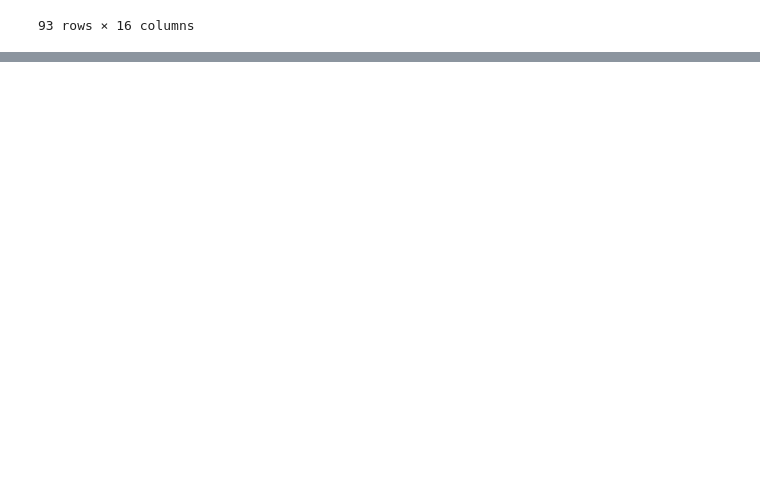
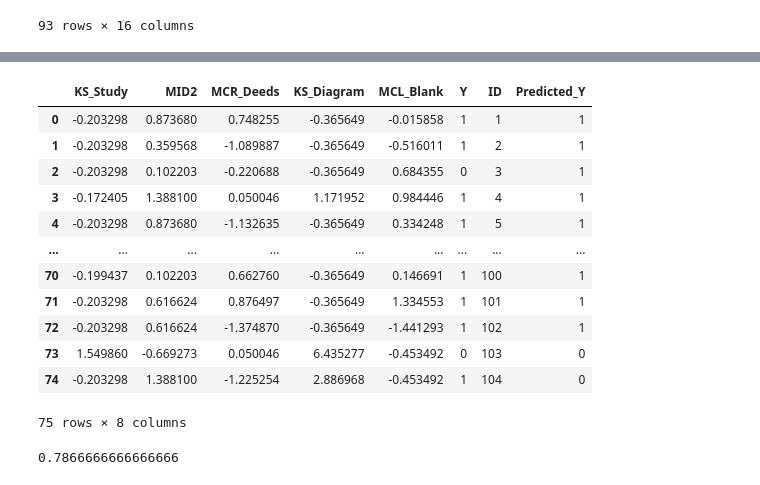
Before and after one commit to EPM-LearningAnalytics/epm, a Jupyter notebook: epm/modeling/YW_ML_package_development.ipynb, the cells around one changed output, grey strips where cells are left out. Cells and saved outputs as stored; diff of their text form; code cells hidden in the pictures; blank space fills up the shorter version.

```diff
--- a/epm/modeling/YW_ML_package_development.ipynb
+++ b/epm/modeling/YW_ML_package_development.ipynb
@@ -303,0 +428,7 @@ def getting_common_important_features (datasets, num_of_features):
+# %%
+dt2 = whole_data.copy()
+
+data_different_important_features = subset_important_features(dt2, 5, "different")
+#data_different_important_features = mm.subset_important_features(dt2, 2, "different")
+
+data_different_important_features[1]
@@ -303,0 +449,54 @@ def getting_common_important_features (datasets, num_of_features):
+# %%
+def machine_learning_model(data_list, ml_model):
+    for i, session in enumerate(data_list):
+        if i == 0: continue
+        X = session.drop(columns=['Y'])
+        y = session['Y']
+        if ml_model == 'KNN':
+            cKNN = KNeighborsClassifier(n_neighbors = 10, metric = 'minkowski', p = 2).fit(X, y)
+            predict = cKNN.predict(X)
+            session = session.assign(Predicted_Y = predict)
+        elif ml_model == 'DT':
+            cDT = DecisionTreeClassifier(criterion = 'entropy', random_state = 0).fit(X, y)
+            predict = cDT.predict(X)
+            session = session.assign(Predicted_Y = predict)
+        elif ml_model == 'RF':
+            cRF = RandomForestClassifier(n_estimators = 10, criterion ='entropy', random_state = 0).fit(X, y)
+            predict = cRF.predict(X)
+            session = session.assign(Predicted_Y = predict)
+        elif ml_model == 'NB':
+            cNB = GaussianNB().fit(X, y)
+            predict = cNB.predict(X)
+            session = session.assign(Predicted_Y = predict)
+        elif ml_model == 'LR':
+            cLR = LogisticRegression(solver = 'liblinear', random_state = 0).fit(X, y)
+            predict = cLR.predict(X)
+            session = session.assign(Predicted_Y = predict)
+        elif model == 'SVC':
+            cSVM = SVC(kernel = 'rbf', random_state=0).fit(X, y)
+            predict = cSVM.predict(X)
+            session = session.assign(Predicted_Y = predict)
+        data_list[i]=session
+    return data_list
+# %%
+student_behavior_predictions = machine_learning_model(data_different_important_features, 'LR')
+#student_behavior_predictions = mm.machine_learning_model(data_different_important_features, 'LR')
+student_behavior_predictions[1]
+# %% [output]
+|  | KS_Study | MID2 | MCR_Deeds | KS_Diagram | MCL_Blank | Y | ID | Predicted_Y |
+| 0 | -0.203298 | 0.873680 | 0.748255 | -0.365649 | -0.015858 | 1 | 1 | 1 |
+| 1 | -0.203298 | 0.359568 | -1.089887 | -0.365649 | -0.516011 | 1 | 2 | 1 |
+| 2 | -0.203298 | 0.102203 | -0.220688 | -0.365649 | 0.684355 | 0 | 3 | 1 |
+| 3 | -0.172405 | 1.388100 | 0.050046 | 1.171952 | 0.984446 | 1 | 4 | 1 |
+| 4 | -0.203298 | 0.873680 | -1.132635 | -0.365649 | 0.334248 | 1 | 5 | 1 |
+| ... | ... | ... | ... | ... | ... | ... | ... | ... |
+| 70 | -0.199437 | 0.102203 | 0.662760 | -0.365649 | 0.146691 | 1 | 100 | 1 |
+| 71 | -0.203298 | 0.616624 | 0.876497 | -0.365649 | 1.334553 | 1 | 101 | 1 |
+| 72 | -0.203298 | 0.616624 | -1.374870 | -0.365649 | -1.441293 | 1 | 102 | 1 |
+| 73 | 1.549860 | -0.669273 | 0.050046 | 6.435277 | -0.453492 | 0 | 103 | 0 |
+| 74 | -0.203298 | 1.388100 | -1.225254 | 2.886968 | -0.453492 | 1 | 104 | 0 |
+75 rows × 8 columns
+# %%
+accuracy_score(student_behavior_predictions[1]['Y'], student_behavior_predictions[1]['Predicted_Y'])
+# %% [output]
+0.7866666666666666
```
Also changed, not shown: parts of 30 cells of this notebook.
